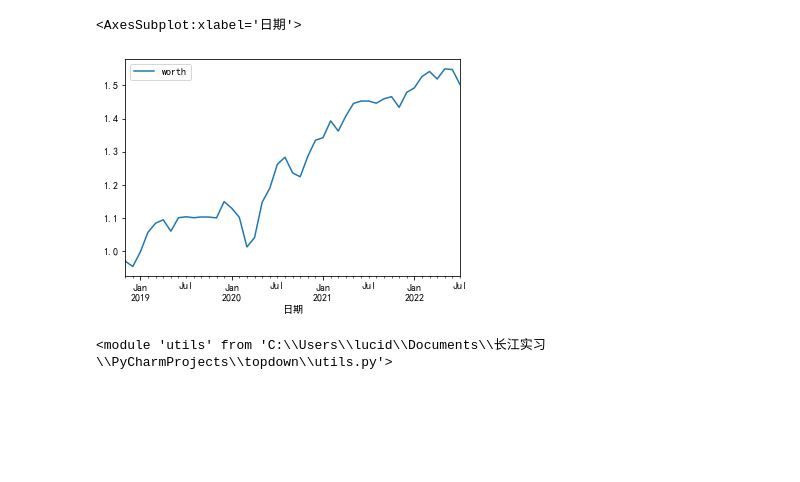
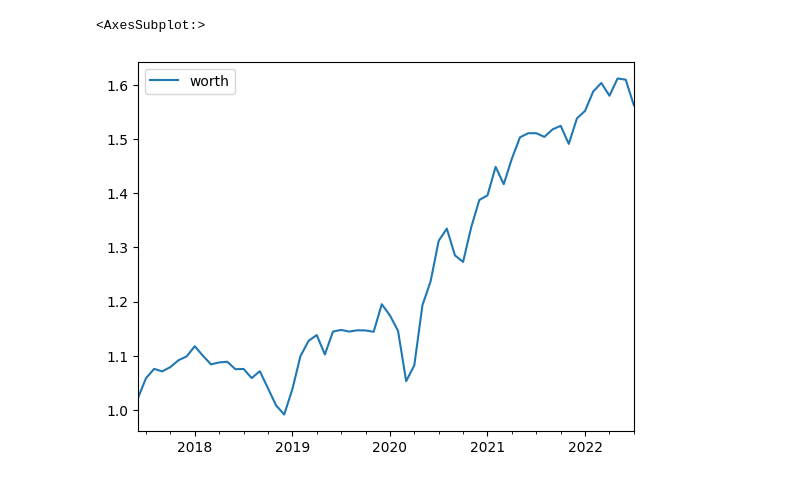
Before and after one commit to lucidwei/rubbish, a Jupyter notebook: notebooks/evaluation0919.ipynb, the cells around one changed output. Drawn from its saved outputs; the diff is of its cells as text; code cells hidden in the pictures; blank space fills up the shorter version.

```diff
--- a/notebooks/evaluation0919.ipynb
+++ b/notebooks/evaluation0919.ipynb
@@ -27,7 +28,7 @@ X_train, X_test, y_train, y_test = train_test_split(X, y,
 X_test, y_test = utils.add_2years_test(X_train, X_test, y_train, y_test)
 
 models = utils.get_models_dump(X_train, y_train, version='post_FE')
-evaluator = utils.Evaluator(models, X_test, y_test, X_train, y_train)
+evaluator = Evaluator(models, X_test, y_test, X_train, y_train)
 
 port_position, port_return, bench_return = evaluator.initializer()
 port_worth = evaluator.get_port_worth()
@@ -64,11 +67,9 @@ port_worth.plot()
 # %%
-bench0_worth.plot()
+bench_worth.plot()
 # %% [output]
-<AxesSubplot:xlabel='日期'>
+<AxesSubplot:>
-[figure, old version]
+[figure, new version]
 # %%
-imp.reload(utils)
+imp.reload(evaluator)
-# %% [output]
-<module 'utils' from 'C:\\Users\\lucid\\Documents\\长江实习\\PyCharmProjects\\topdown\\utils.py'>
 # %%
 imp.reload(utils.eda)
```
Also changed, not shown: parts of 5 cells of this notebook, 2 other files.
